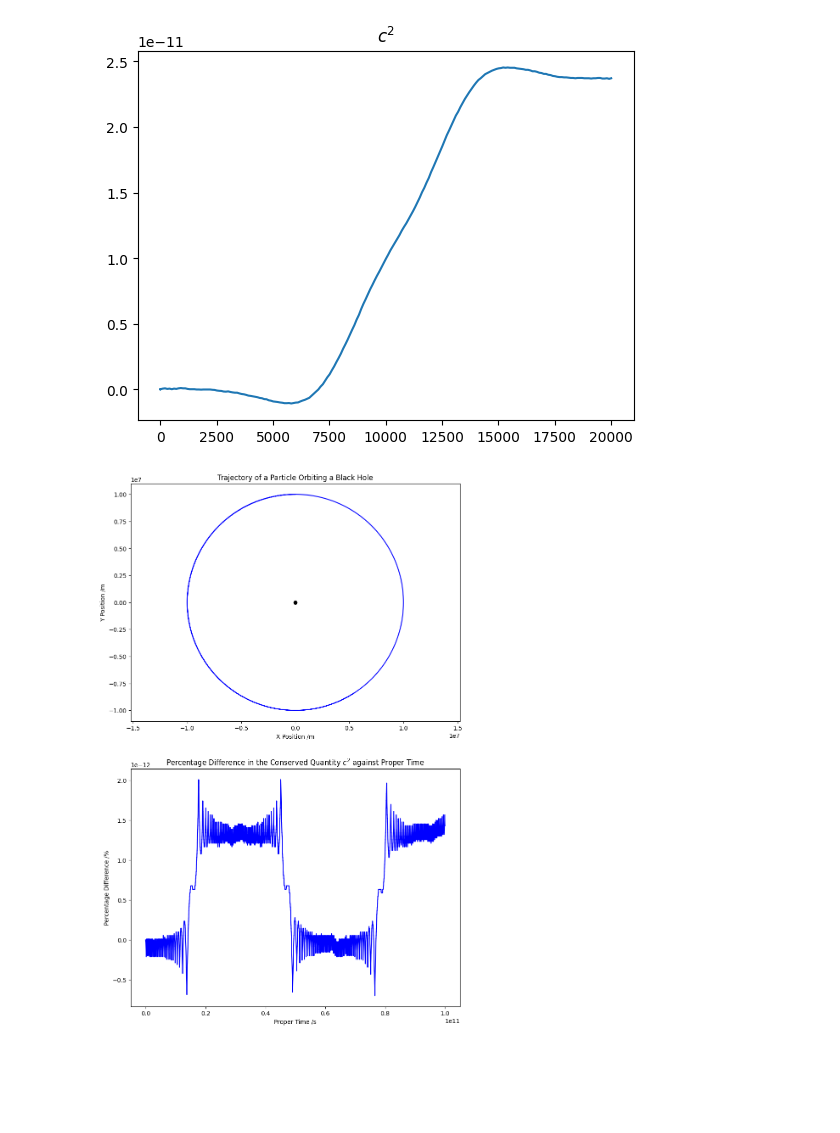
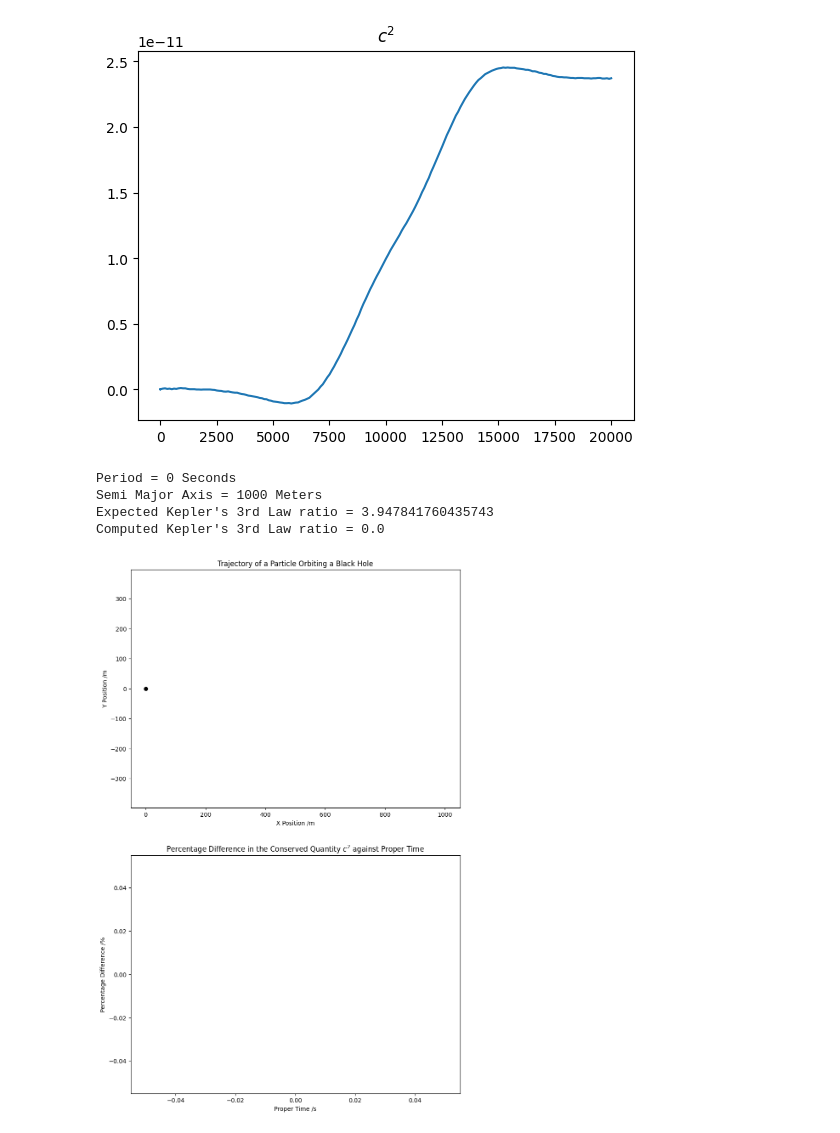
Before and after one commit to BryceDixon/Computational, a Jupyter notebook: assessment3/test3.ipynb, the cells around one changed output. Drawn from its saved outputs; the diff is of its cells as text; code cells hidden in the pictures; blank space fills up the shorter version.

```diff
--- a/assessment3/test3.ipynb
+++ b/assessment3/test3.ipynb
@@ -173,7 +176,13 @@ plt.title("$c^2$")
 Text(0.5, 1.0, '$c^2$')
 [figure]
 # %%
+import numpy as np
 import blackhole_main as bh
-bh.trajectory(0, 10000000, np.pi/2, 10, 0, 100000000000, 10000000, 1, 1e-6, 1e-6, savefolder = 'C:/Users/bryce/downloads')
+y = np.array([0,0,1000,0,0,0,10])
+bh.trajectory(0, 10000000, np.pi/2, 10, 0, 100, 10, 1, 1e-6, 1e-6, y = y, savefolder = 'C:/Users/bryce/downloads', keplerian_check = True, save_interval = 100)
 # %% [output]
+Period = 0 Seconds
+Semi Major Axis = 1000 Meters
+Expected Kepler's 3rd Law ratio = 3.947841760435743
+Computed Kepler's 3rd Law ratio = 0.0
-[figure, old version]
+[figure, new version]
```
Also changed, not shown: parts of 1 cell of this notebook, 1 other file.
